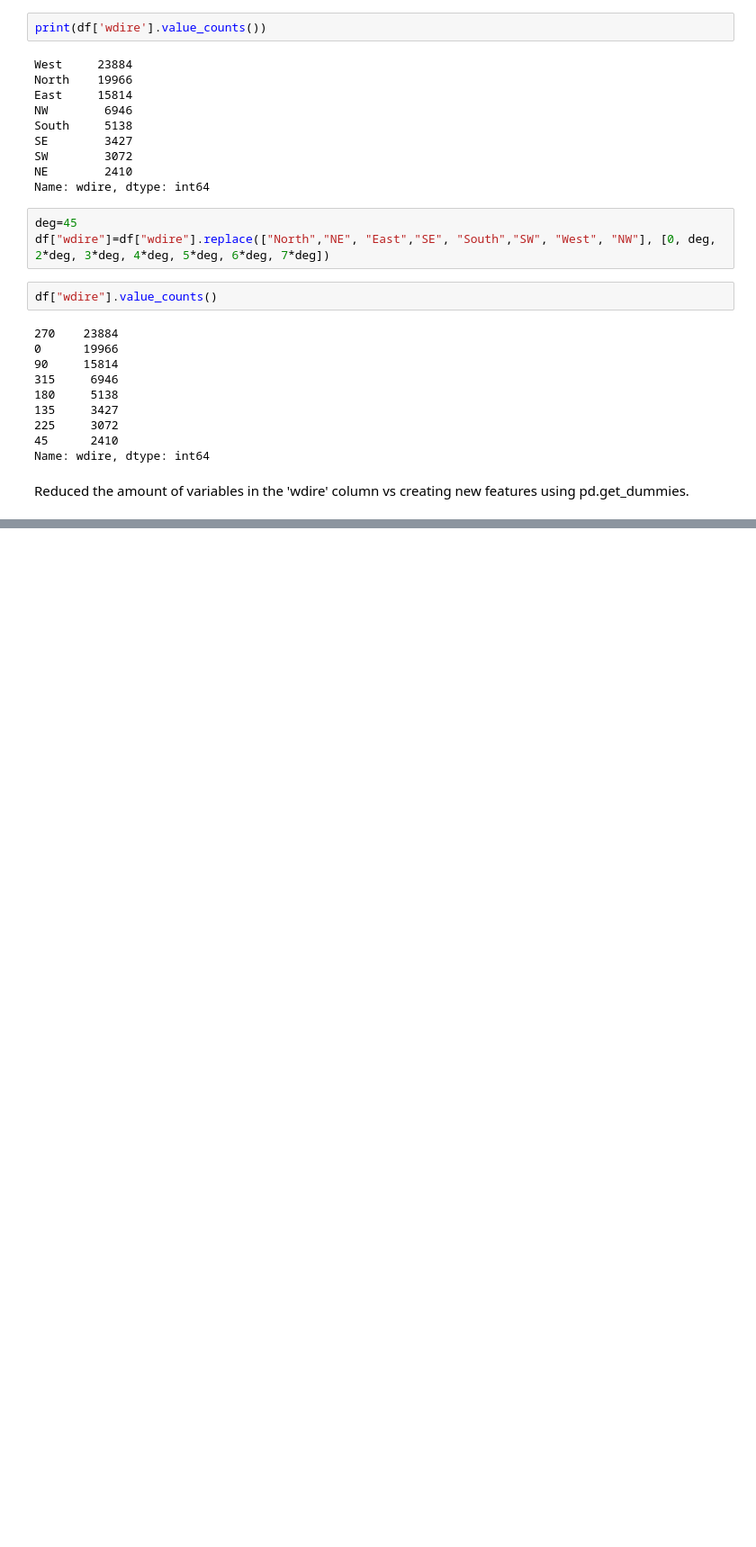
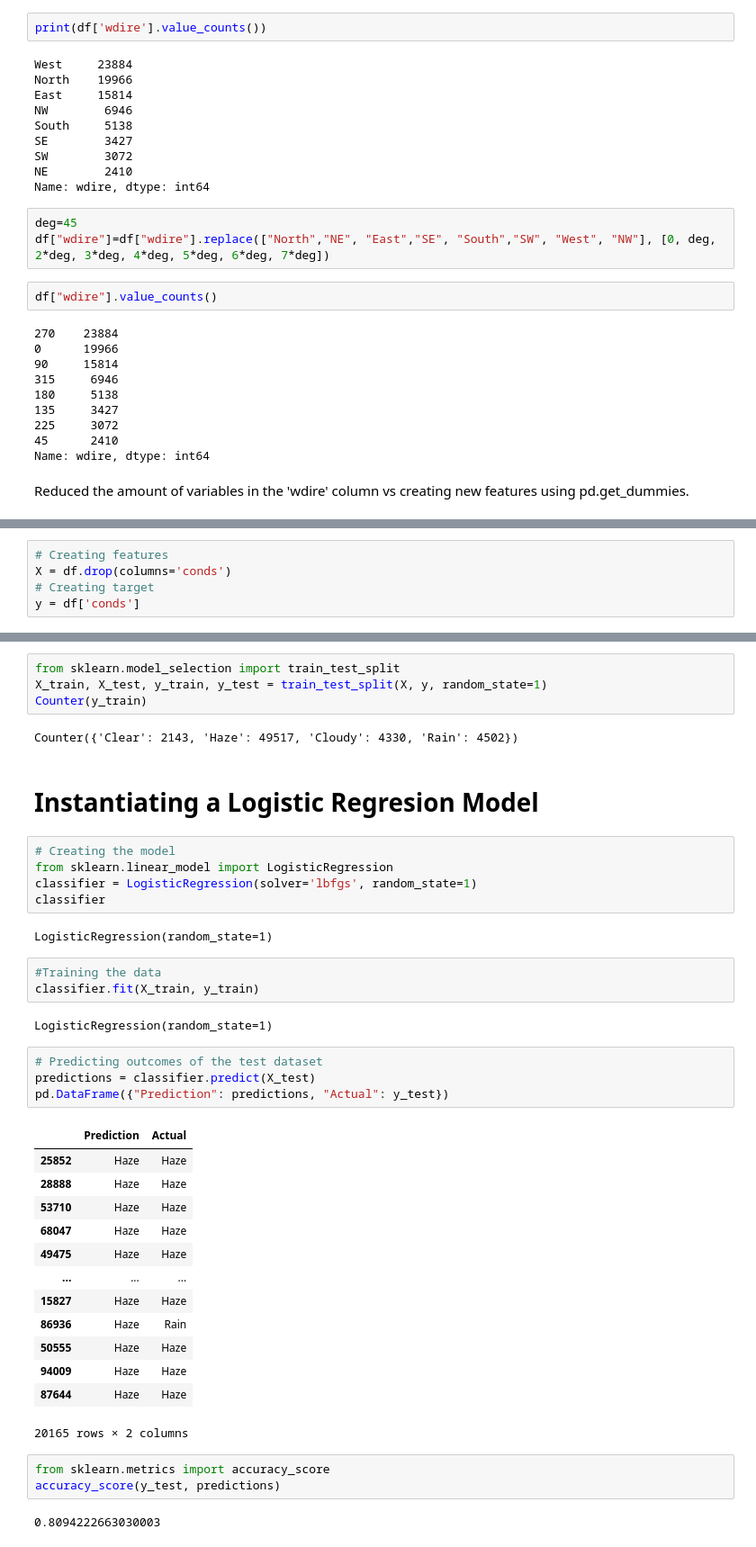
Before and after one commit to rankx034/final-project, a Jupyter notebook: ML_Model.ipynb, the cells around one changed output, grey strips where cells are left out. Shown: that part at 90% size. Cells and saved outputs as stored; diff of their text form; blank space fills up the shorter version.

Commit message:
Adding initial model.

```diff
--- a/ML_Model.ipynb
+++ b/ML_Model.ipynb
@@ -132,0 +133,5 @@ df.describe()
+# %%
+# Creating features
+X = df.drop(columns='conds')
+# Creating target
+y = df['conds']
@@ -132,0 +159,43 @@ df.describe()
+# %%
+from sklearn.model_selection import train_test_split
+X_train, X_test, y_train, y_test = train_test_split(X, y, random_state=1)
+Counter(y_train)
+# %% [output]
+Counter({'Clear': 2143, 'Haze': 49517, 'Cloudy': 4330, 'Rain': 4502})
+# %% [markdown]
+# Instantiating a Logistic Regresion Model
+# %%
+# Creating the model
+from sklearn.linear_model import LogisticRegression
+classifier = LogisticRegression(solver='lbfgs', random_state=1)
+classifier
+# %% [output]
+LogisticRegression(random_state=1)
+# %%
+#Training the data
+classifier.fit(X_train, y_train)
+# %% [output]
+LogisticRegression(random_state=1)
+# %%
+# Predicting outcomes of the test dataset
+predictions = classifier.predict(X_test)
+pd.DataFrame({"Prediction": predictions, "Actual": y_test})
+# %% [output]
+|  | Prediction | Actual |
+| 25852 | Haze | Haze |
+| 28888 | Haze | Haze |
+| 53710 | Haze | Haze |
+| 68047 | Haze | Haze |
+| 49475 | Haze | Haze |
+| ... | ... | ... |
+| 15827 | Haze | Haze |
+| 86936 | Haze | Rain |
+| 50555 | Haze | Haze |
+| 94009 | Haze | Haze |
+| 87644 | Haze | Haze |
+20165 rows × 2 columns
+# %%
+from sklearn.metrics import accuracy_score
+accuracy_score(y_test, predictions)
+# %% [output]
+0.8094222663030003
```
Also changed, not shown: parts of 5 cells of this notebook.
